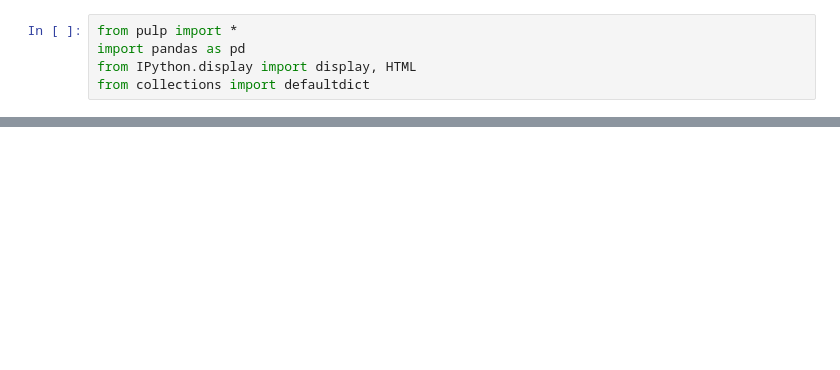
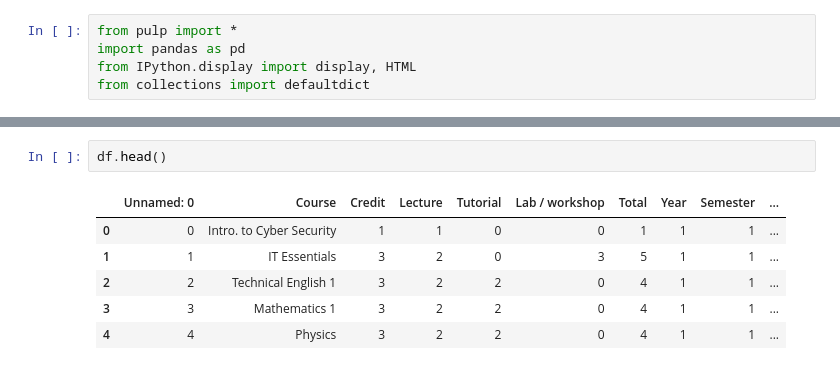
Before and after one commit to yogiman12/scheduler, a Jupyter notebook: scheduler notebook.ipynb, the cells around one changed output, grey strips where cells are left out. Saved outputs shown, nothing was run; the diff lists cells and outputs as text; blank space fills up the shorter version.

```diff
--- a/scheduler notebook.ipynb
+++ b/scheduler notebook.ipynb
@@ -160,0 +59,9 @@ class schedule:
+# %%
+df.head()
+# %% [output]
+|  | Unnamed: 0 | Course | Credit | Lecture | Tutorial | Lab / workshop | Total | Year | Semester | ... |
+| 0 | 0 | Intro. to Cyber Security | 1 | 1 | 0 | 0 | 1 | 1 | 1 | ... |
+| 1 | 1 | IT Essentials | 3 | 2 | 0 | 3 | 5 | 1 | 1 | ... |
+| 2 | 2 | Technical English 1 | 3 | 2 | 2 | 0 | 4 | 1 | 1 | ... |
+| 3 | 3 | Mathematics 1 | 3 | 2 | 2 | 0 | 4 | 1 | 1 | ... |
+| 4 | 4 | Physics | 3 | 2 | 2 | 0 | 4 | 1 | 1 | ... |
```
Also changed, not shown: parts of 10 cells of this notebook, 11 other files.
